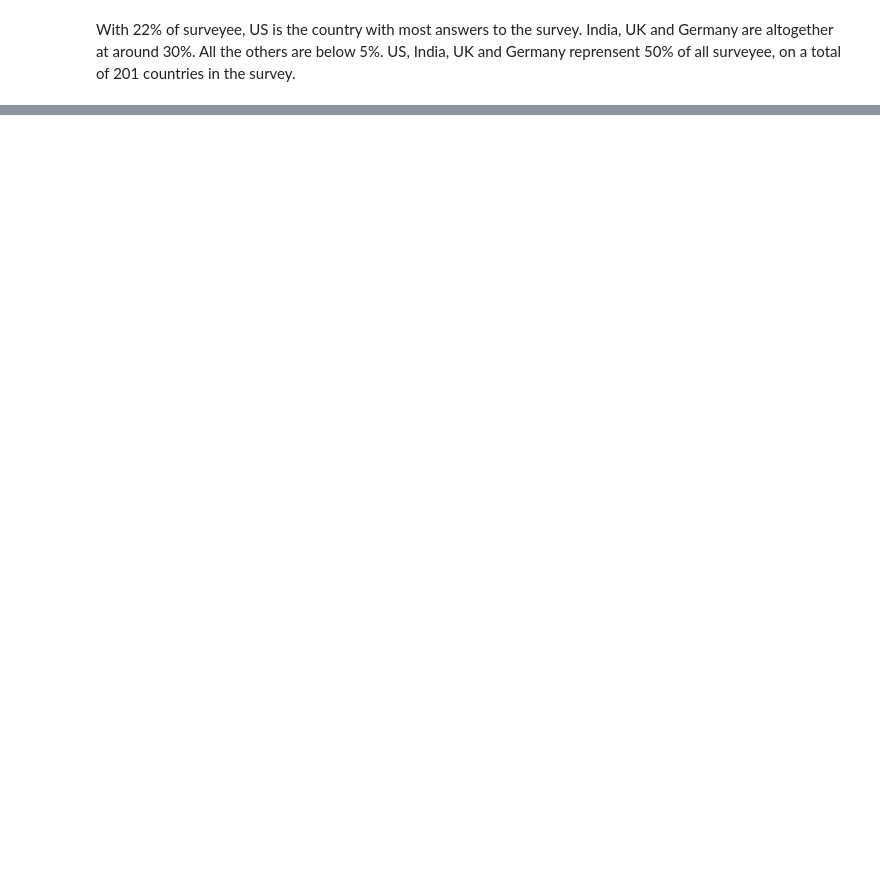
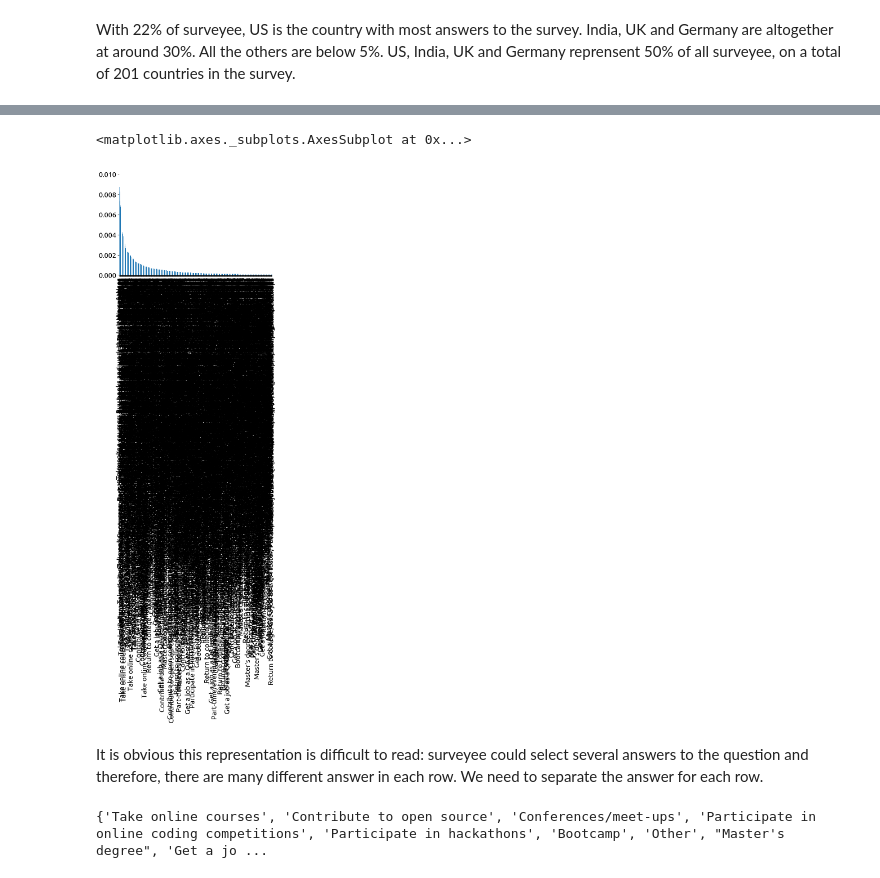
Before and after one commit to liorgefen86/dsnd, a Jupyter notebook: stackoverflow_survey/Survey - 2017.ipynb, the cells around one changed output, grey strips where cells are left out. Cells and saved outputs as stored; diff of their text form; code cells hidden in the pictures; blank space fills up the shorter version.

```diff
--- a/stackoverflow_survey/Survey - 2017.ipynb
+++ b/stackoverflow_survey/Survey - 2017.ipynb
@@ -226,0 +269,9 @@ With 22% of surveyee, US is the country with most answers to the survey. India,
+# %%
+advises = survey['CousinEducation'].value_counts() / nr
+# %%
+advises.plot(kind='bar')
+# %% [output]
+<matplotlib.axes._subplots.AxesSubplot at 0x...>
+[figure, added]
+# %% [markdown]
+It is obvious this representation is difficult to read: surveyee could select several answers to the question and therefore, there are many different answer in each row. We need to separate the answer for each row.
@@ -226,0 +291,5 @@ With 22% of surveyee, US is the country with most answers to the survey. India,
+# %%
+possible_values = get_unique_values(survey, 'CousinEducation', sep='; ')
+print(possible_values)
+# %% [output]
+{'Take online courses', 'Contribute to open source', 'Conferences/meet-ups', 'Participate in online coding competitions', 'Participate in hackathons', 'Bootcamp', 'Other', "Master's degree", 'Get a jo ...
```
Also changed, not shown: parts of 47 cells of this notebook.
